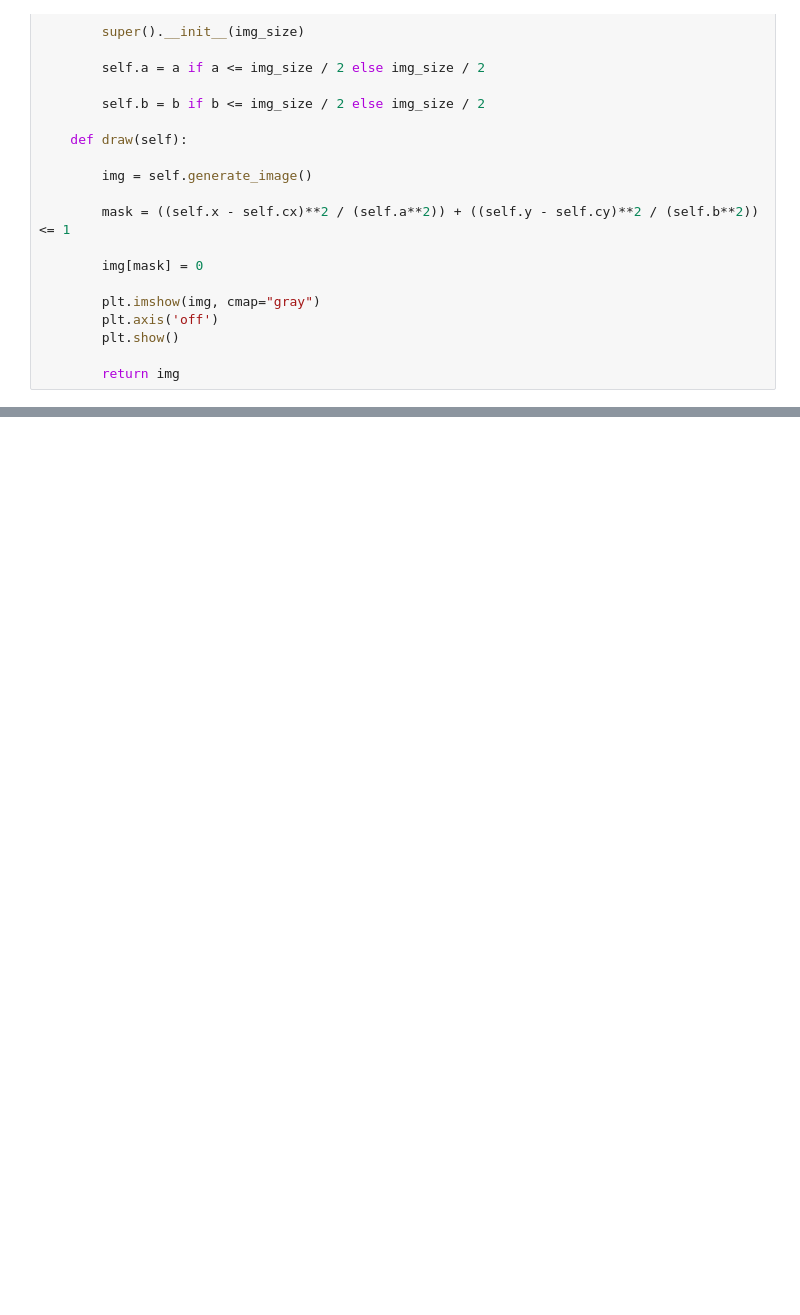
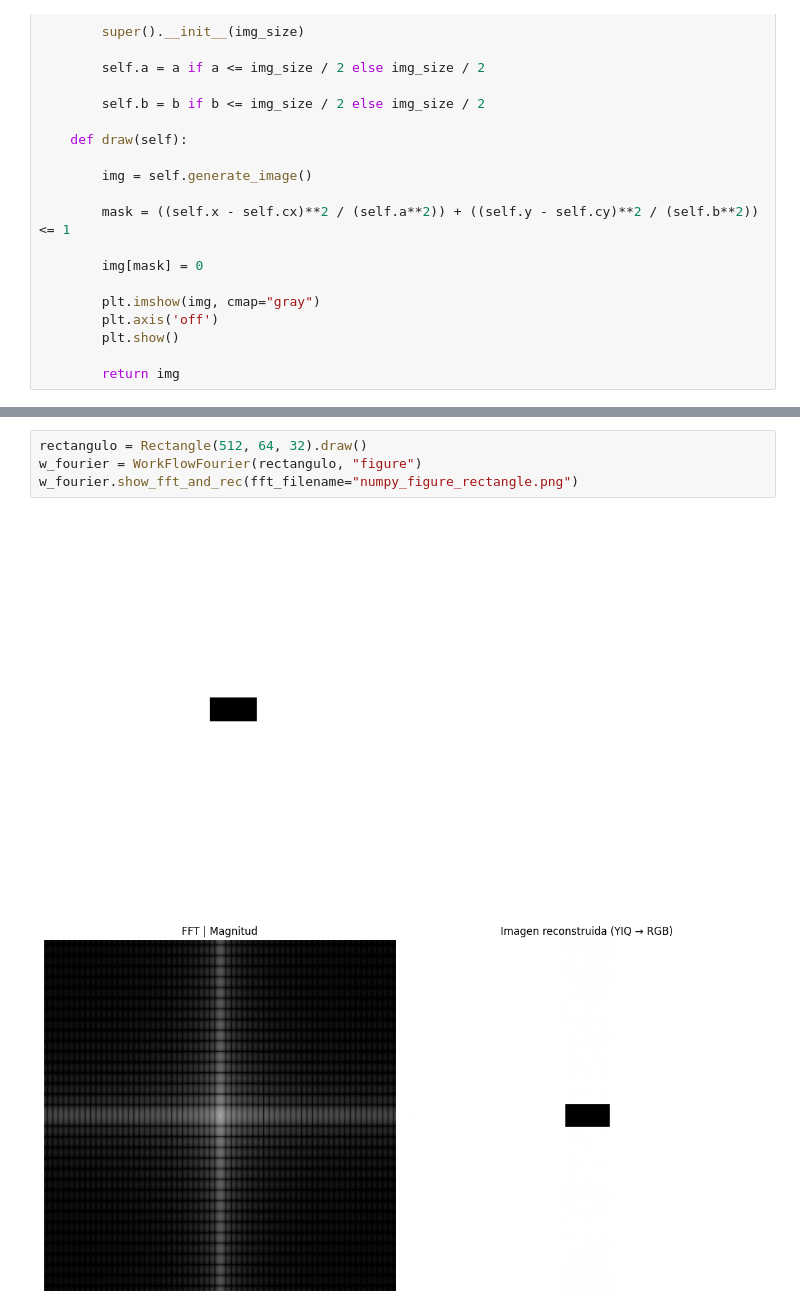
Before and after one commit to pablonicolasr/uns_diec_pdi2025, a Jupyter notebook: practico4/tp4_fourier.ipynb, the cells around one changed output, grey strips where cells are left out. Cells and saved outputs as stored; diff of their text form; blank space fills up the shorter version.

```diff
--- a/practico4/tp4_fourier.ipynb
+++ b/practico4/tp4_fourier.ipynb
@@ -214,0 +575,7 @@ Rectangle(512, 100, 40).draw()
+# %%
+rectangulo = Rectangle(512, 64, 32).draw()
+w_fourier = WorkFlowFourier(rectangulo, "figure")
+w_fourier.show_fft_and_rec(fft_filename="numpy_figure_rectangle.png")
+# %% [output]
+[figure, added]
+[figure, added]
```
Also changed, not shown: parts of 11 cells of this notebook, 20 other files.
